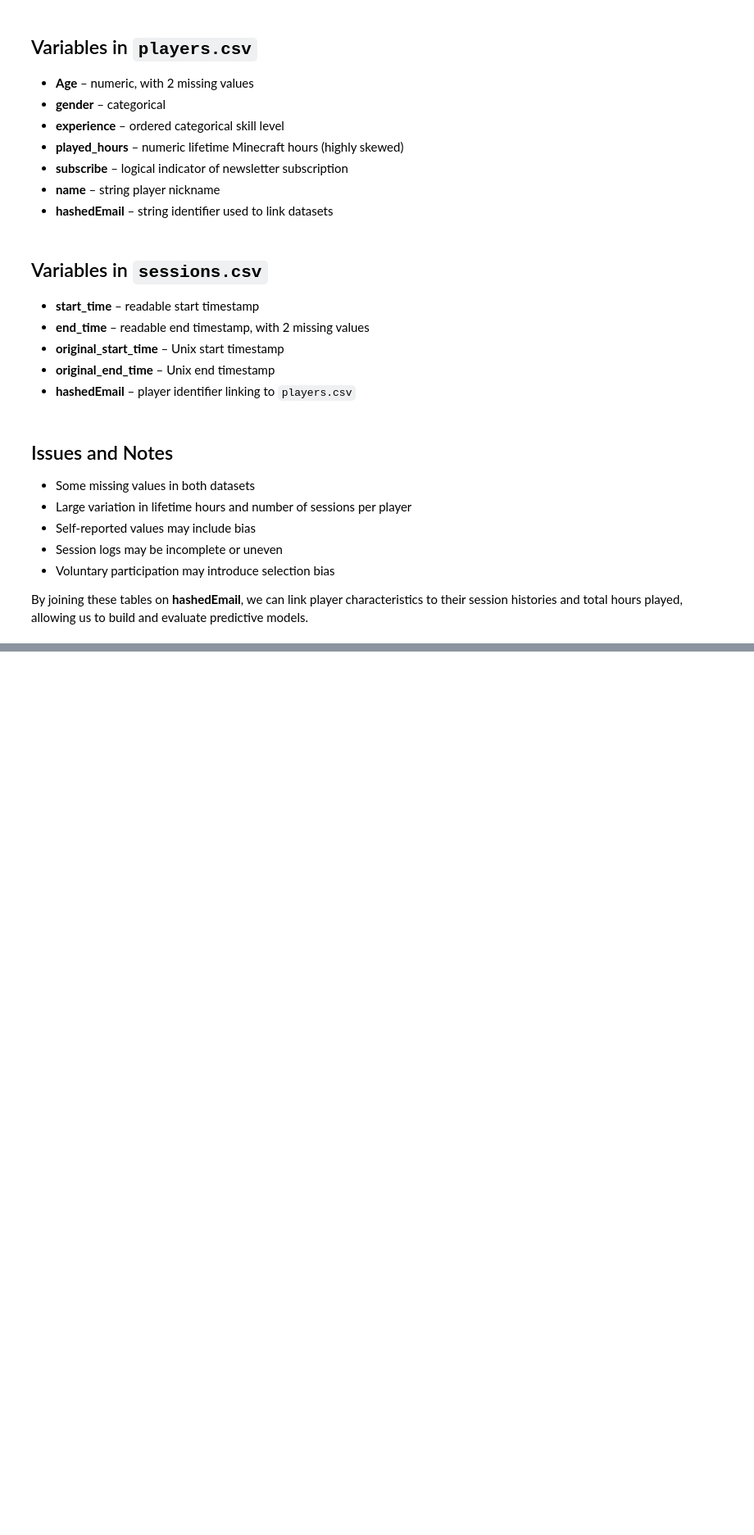
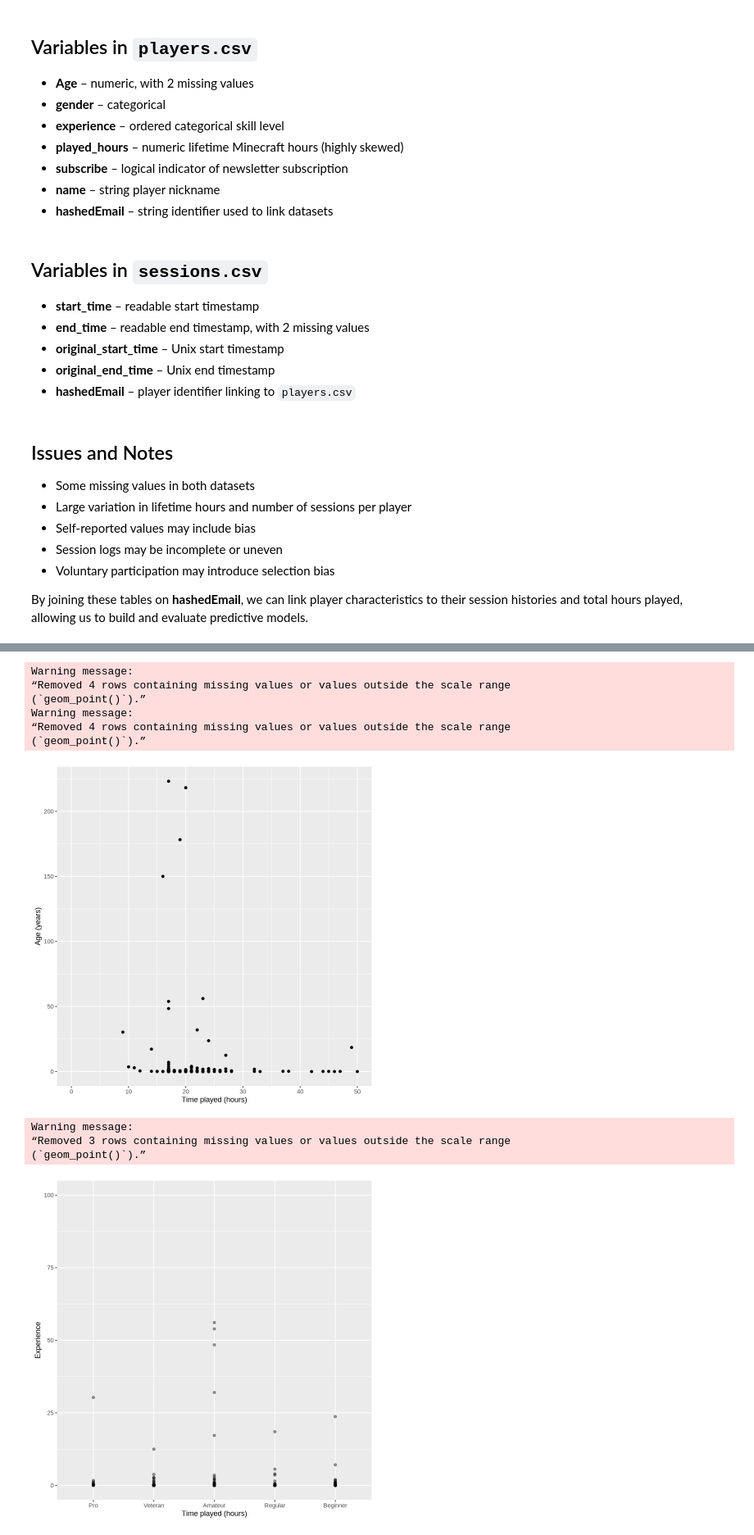
Before and after one commit to nat-ttt/group_project_final, a Jupyter notebook: Group_project.ipynb, the cells around one changed output, grey strips where cells are left out. Shown at 82% size. Drawn from its saved outputs; the diff is of its cells as text; code cells hidden in the pictures; blank space fills up the shorter version.

Commit message:
Visualizations
Data loaded in and 3 visualizations complete

```diff
--- a/Group_project.ipynb
+++ b/Group_project.ipynb
@@ -42,0 +64,12 @@ By joining these tables on **hashedEmail**, we can link player characteristics t
+# %%
+players_dataset <- read.csv("https://drive.google.com/uc?export=download&id=1uLgyqhTWde6lDwTPmpDHTHndMKkr0eGn")
+players_dataset
+
+players_wrangled <- players_dataset |>
+    select(Age, gender, experience, played_hours) |>
+    mutate(experience = as_factor(experience), gender = as_factor(gender))
+players_wrangled
+
+players_summarized <- players_wrangled |>
+    summarize(Mean_age = mean(Age, na.rm = TRUE))
+players_summarized
@@ -42,0 +119,7 @@ By joining these tables on **hashedEmail**, we can link player characteristics t
+# %%
+players_cleaned <- players_wrangled |> mutate(
+  gender = case_match(gender, "Male" ~ "Male", "Female" ~ "Female", .default = "Other"))
+gender_players
+
+players_cleaned |> group_by(gender) |>
+  summarise(count = n())
@@ -42,0 +152,33 @@ By joining these tables on **hashedEmail**, we can link player characteristics t
+# %%
+age_plot <- ggplot(players_cleaned, aes(x = Age, y = played_hours)) +
+    geom_point() +
+    xlab("Time played (hours)") +
+    ylab("Age (years)") +
+    xlim(0,50)
+age_plot
+
+experience_plot <- ggplot(players_cleaned, aes(x = experience, y = played_hours)) +
+    geom_point(alpha = 0.4) +
+    xlab("Time played (hours)") +
+    ylab("Experience") +
+    scale_y_continuous(limits = c(0, 100))
+experience_plot
+
+gender_plot <- ggplot(players_cleaned, aes(x = gender, y = played_hours)) +
+    geom_point(alpha = 0.3) +
+    xlab("Time played (hours)") +
+    ylab("Gender") +
+    scale_y_continuous(limits = c(0, 150))
+gender_plot
+# %% [output]
+Warning message:
+“Removed 4 rows containing missing values or values outside the scale range
+(`geom_point()`).”
+Warning message:
+“Removed 4 rows containing missing values or values outside the scale range
+(`geom_point()`).”
+[figure, added]
+Warning message:
+“Removed 3 rows containing missing values or values outside the scale range
+(`geom_point()`).”
+[figure, added]
```
Also changed, not shown: parts of 4 cells of this notebook.
